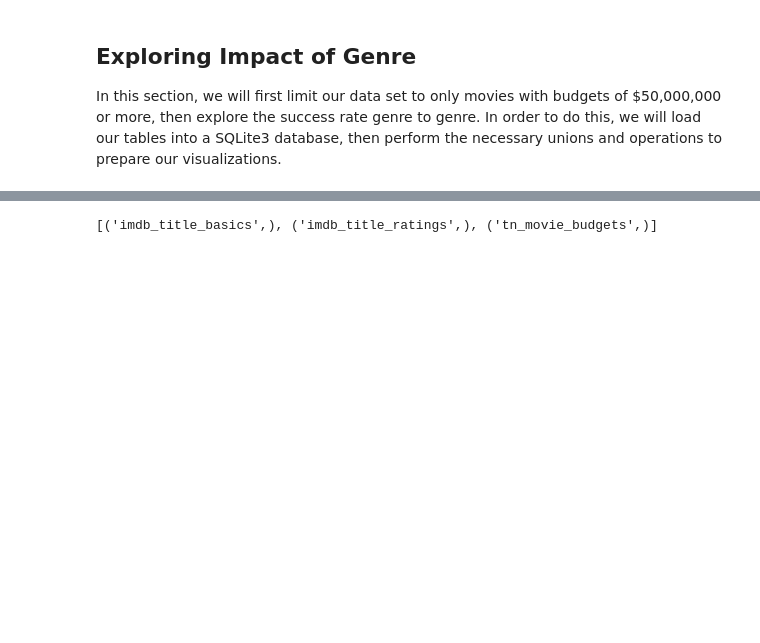
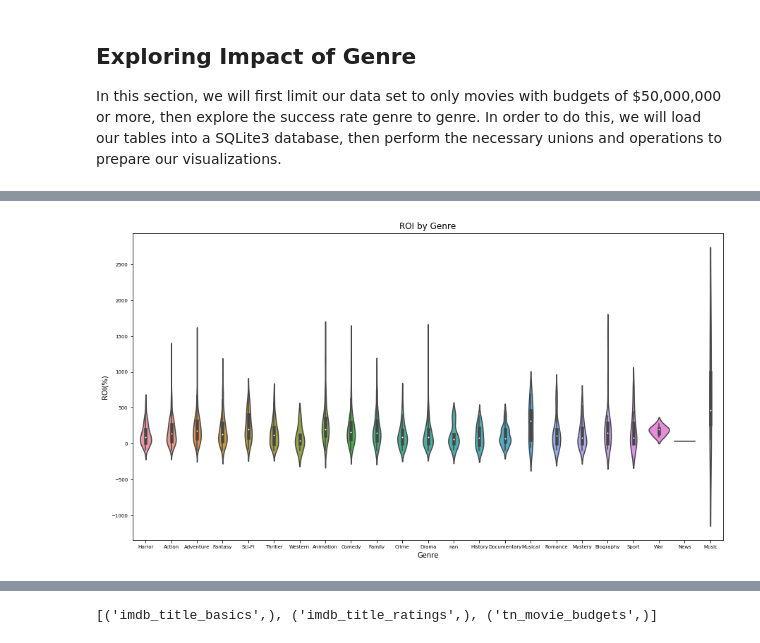
Before and after one commit to Lionslicer-Coding/dsc-mod-1-project-v2-1-onl01-dtsc-pt-030220, a Jupyter notebook: student.ipynb, the cells around one changed output, grey strips where cells are left out. Cells and saved outputs as stored; diff of their text form; code cells hidden in the pictures; blank space fills up the shorter version.

```diff
--- a/student.ipynb
+++ b/student.ipynb
@@ -255,3 +356,15 @@ files_dict['imdb_title_basics'].head()
+# %%
+plt.figure(figsize = (15, 8))
+ax = sns.violinplot(x = 'genres',
+                    y = 'roi',
+                    data = new_genre_df)
+ax.set(xlabel = 'Genre',
+       ylabel = 'ROI(%)',
+       title = 'ROI by Genre')
+ax.tick_params(labelsize=7)
+plt.show(ax)
+# %% [output]
+[figure, added]
 # %%
 #connecting to new database
 conn = sqlite3.connect("movies_db.sqlite")
```
Also changed, not shown: parts of 12 cells of this notebook.
